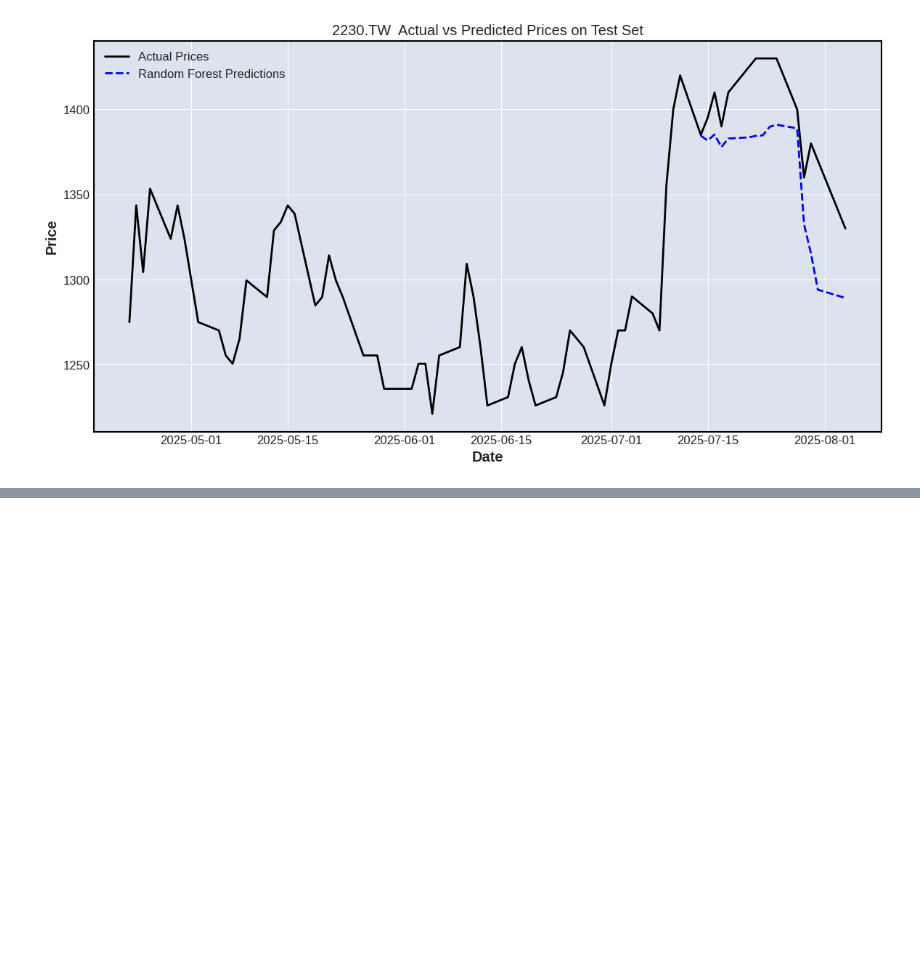
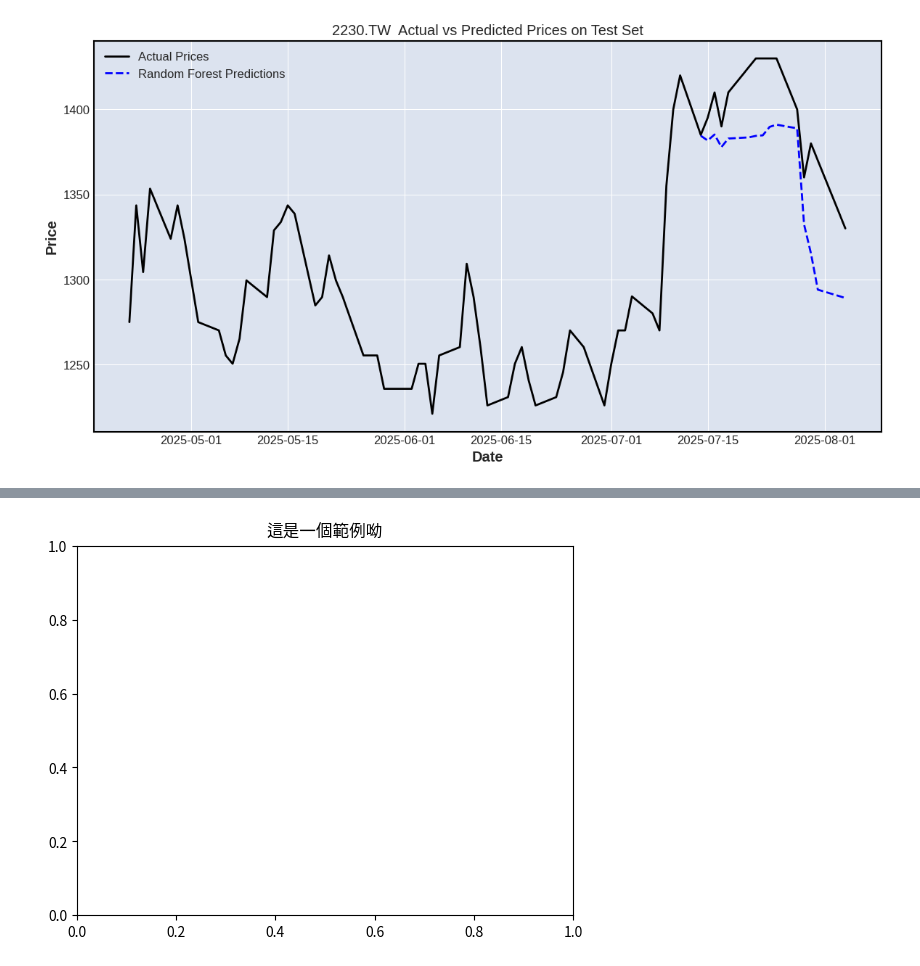
Before and after one commit to boomyun713/114_homework, a Jupyter notebook: W2.ipynb, the cells around one changed output, grey strips where cells are left out. Saved outputs shown, nothing was run; the diff lists cells and outputs as text; code cells hidden in the pictures; blank space fills up the shorter version.

```diff
--- a/W2.ipynb
+++ b/W2.ipynb
@@ -357,0 +380,6 @@ plt.show()
+# %%
+import matplotlib.pyplot as plt
+plt.title("這是一個範例呦")
+plt.show()
+# %% [output]
+[figure, added]
```
Also changed, not shown: parts of 6 cells of this notebook.
